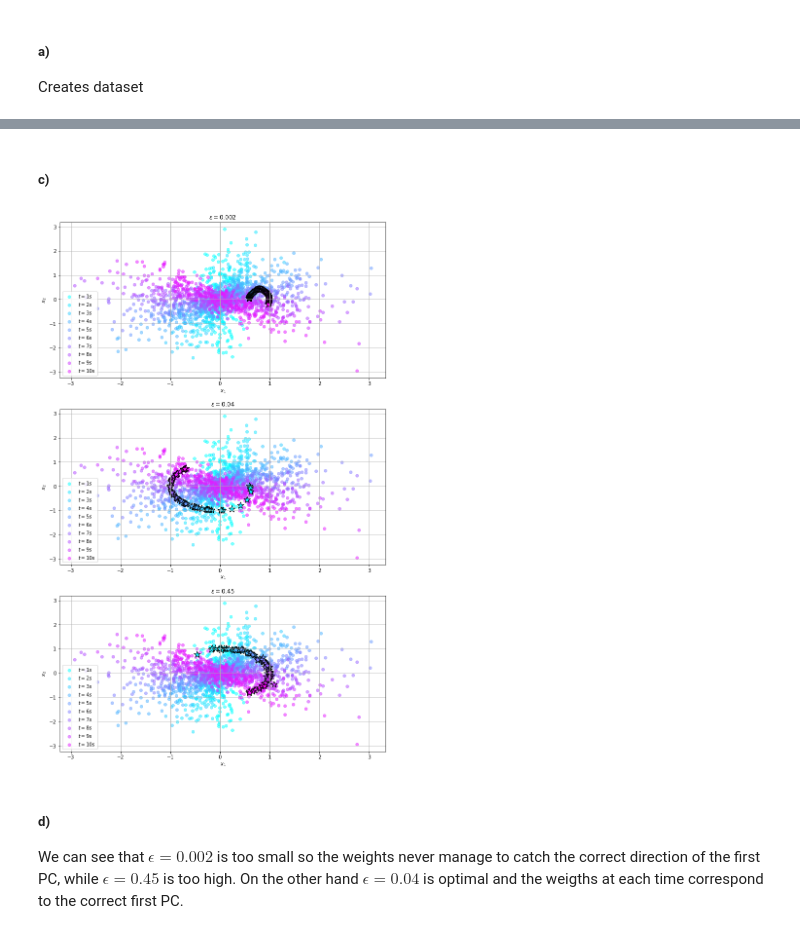
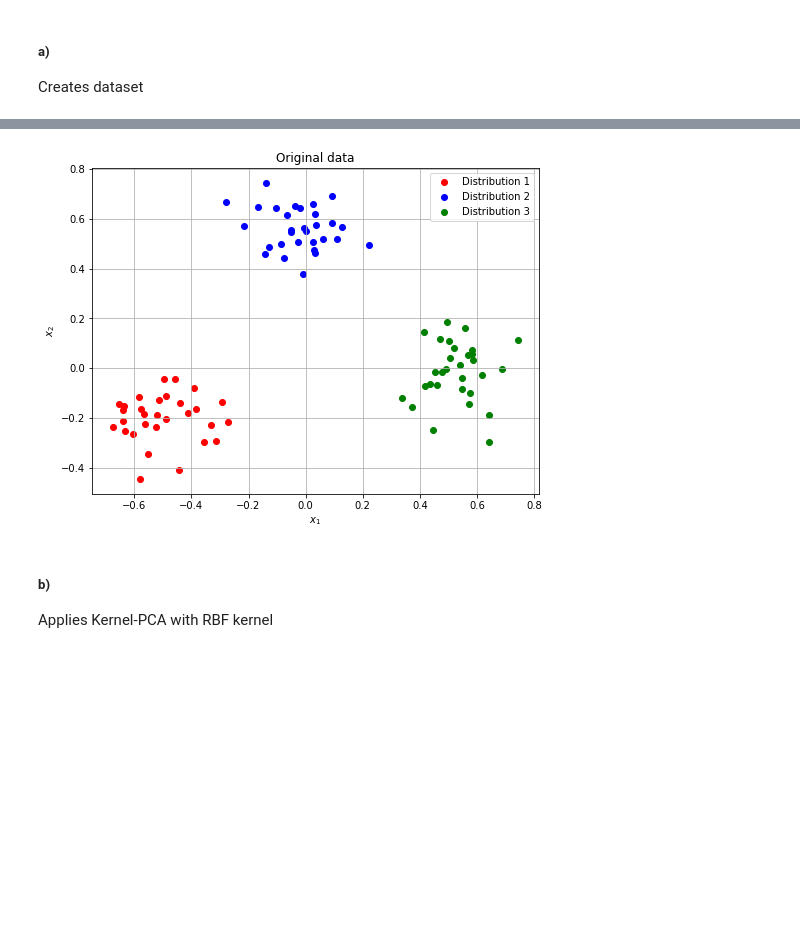
Before and after one commit to TCodina/Machine_Intelligence_2, a Jupyter notebook: Es_3/sheet03_solved.ipynb, the cells around one changed output, grey strips where cells are left out. Saved outputs shown, nothing was run; the diff lists cells and outputs as text; code cells hidden in the pictures; blank space fills up the shorter version.

```diff
--- a/Es_3/sheet03_solved.ipynb
+++ b/Es_3/sheet03_solved.ipynb
@@ -333,2 +11,0 @@ plt.show()
-# %% [markdown]
-##### c)
@@ -352,24 +12,27 @@ for (i, eps) in enumerate(learning_rates):
-# %%
-# Plots data together with the trained weigths for different learning rates
-fig, axes = plt.subplots(3, 1, figsize=(12, 20))
-cmap = cm.get_cmap('cool')
-for (e, ax) in enumerate(axes.flatten()):
-    plt.sca(ax)
-    for i in range(10):
-        plt.scatter(time_blocks[i][0], time_blocks[i][1], color = cmap(i/10), alpha = .5, label = f"$t = {i+1}s$")
-    # Plot the components of the weigths every certain number of iterations
-    plt.scatter(weigths[e, 0][::20], weigths[e, 1][::20],
-                c = np.linspace(0, 2001, 2001)[::20], cmap = cmap,
-                s = 200, marker = "*", edgecolors = 'black')
-    plt.xlabel("$x_{1}$")
-    plt.ylabel("$x_{2}$")
-    plt.title(f"$\epsilon = {learning_rates[e]}$")
-    plt.legend()
-    plt.grid()
-plt.show()
-# %% [output]
-[figure, removed]
-# %% [markdown]
-##### d)
-
-We can see that $\epsilon = 0.002$ is too small so the weights never manage to catch the correct direction of the first PC, while $\epsilon = 0.45$ is too high. On the other hand $\epsilon = 0.04$ is optimal and the weigths at each time correspond to the correct first PC.
+# %%
+cov_matrix = [[0.01, 0],[0, 0.01]] # Uncorrelated with standard deviation 0.01 (variance 0.01)
+
+# Three different samples with the same covariance matrix but different means
+data1 = np.random.multivariate_normal([-.5, -.2], cov_matrix, 30).T
+data2 = np.random.multivariate_normal([0, .6], cov_matrix, 30).T
+data3 = np.random.multivariate_normal([.5, 0], cov_matrix, 30).T
+
+# Merges data into a 90-dimensional data set
+data = np.concatenate((data1, data2, data3), axis = 1).T
+
+plt.figure(figsize=(8,6))
+plt.scatter(data1[0], data1[1], marker = 'o', color = 'r', label = "Distribution 1")
+plt.scatter(data2[0], data2[1], marker = 'o', color = 'b', label = "Distribution 2")
+plt.scatter(data3[0], data3[1], marker = 'o', color = 'g', label = "Distribution 3")
+plt.grid()
+plt.legend()
+plt.title("Original data")
+plt.xlabel("$x_1$")
+plt.ylabel("$x_2$")
+plt.show()
+# %% [output]
+[figure, added]
+# %% [markdown]
+##### b)
+
+Applies Kernel-PCA with RBF kernel
```
Also changed, not shown: parts of 46 cells of this notebook.
